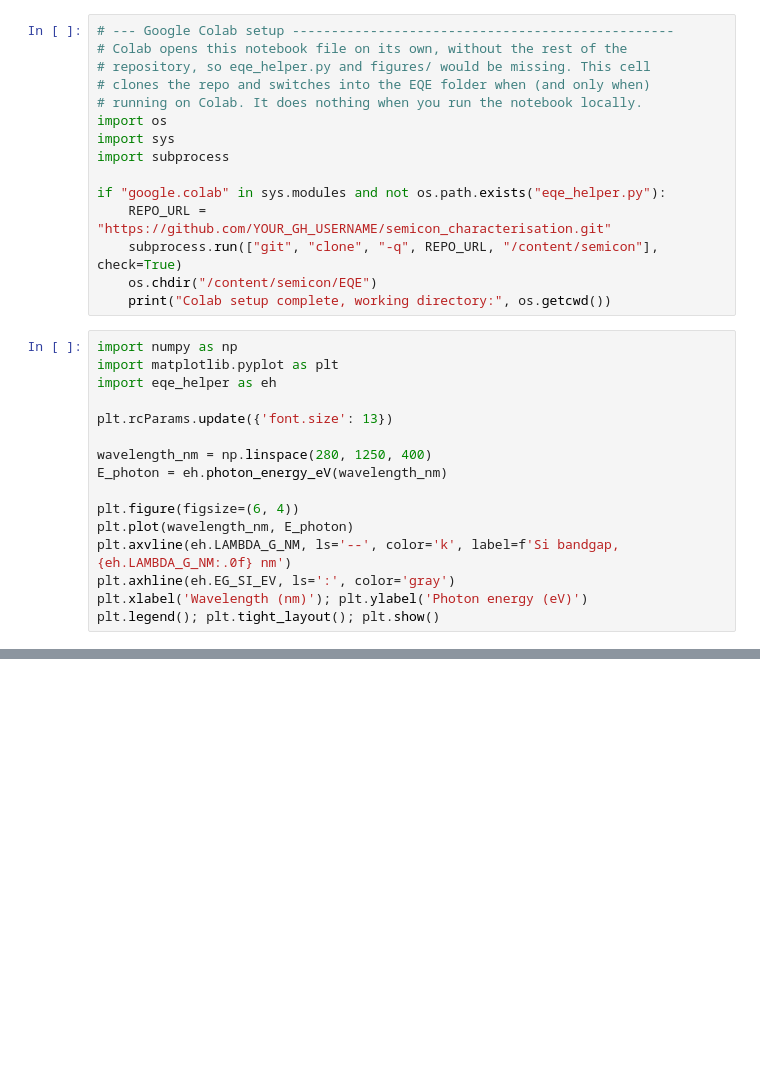
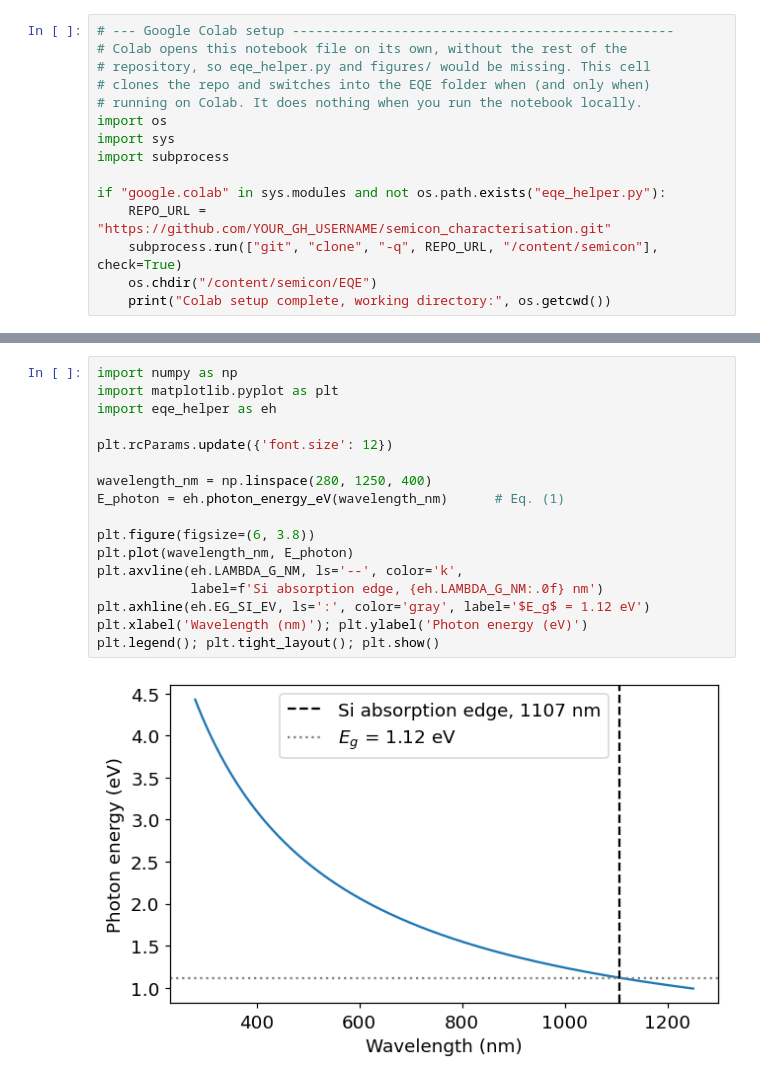
Before and after one commit to Oxford-eMat-Lab/semiconductor-characterisation, a Jupyter notebook: EQE/eqe_analysis.ipynb, the cells around one changed output, grey strips where cells are left out. Cells and saved outputs as stored; diff of their text form; blank space fills up the shorter version.

```diff
--- a/EQE/eqe_analysis.ipynb
+++ b/EQE/eqe_analysis.ipynb
@@ -37,19 +43,3 @@ if "google.colab" in sys.modules and not os.path.exists("eqe_helper.py"):
     subprocess.run(["git", "clone", "-q", REPO_URL, "/content/semicon"], check=True)
     os.chdir("/content/semicon/EQE")
     print("Colab setup complete, working directory:", os.getcwd())
-# %%
-import numpy as np
-import matplotlib.pyplot as plt
-import eqe_helper as eh
-
-plt.rcParams.update({'font.size': 13})
-
-wavelength_nm = np.linspace(280, 1250, 400)
-E_photon = eh.photon_energy_eV(wavelength_nm)
-
-plt.figure(figsize=(6, 4))
-plt.plot(wavelength_nm, E_photon)
-plt.axvline(eh.LAMBDA_G_NM, ls='--', color='k', label=f'Si bandgap, {eh.LAMBDA_G_NM:.0f} nm')
-plt.axhline(eh.EG_SI_EV, ls=':', color='gray')
-plt.xlabel('Wavelength (nm)'); plt.ylabel('Photon energy (eV)')
-plt.legend(); plt.tight_layout(); plt.show()
@@ -446,0 +63,19 @@ modelling.
+# %%
+import numpy as np
+import matplotlib.pyplot as plt
+import eqe_helper as eh
+
+plt.rcParams.update({'font.size': 12})
+
+wavelength_nm = np.linspace(280, 1250, 400)
+E_photon = eh.photon_energy_eV(wavelength_nm)      # Eq. (1)
+
+plt.figure(figsize=(6, 3.8))
+plt.plot(wavelength_nm, E_photon)
+plt.axvline(eh.LAMBDA_G_NM, ls='--', color='k',
+            label=f'Si absorption edge, {eh.LAMBDA_G_NM:.0f} nm')
+plt.axhline(eh.EG_SI_EV, ls=':', color='gray', label='$E_g$ = 1.12 eV')
+plt.xlabel('Wavelength (nm)'); plt.ylabel('Photon energy (eV)')
+plt.legend(); plt.tight_layout(); plt.show()
+# %% [output]
+[figure, added]
```
Also changed, not shown: parts of 42 cells of this notebook, 41 other files.
